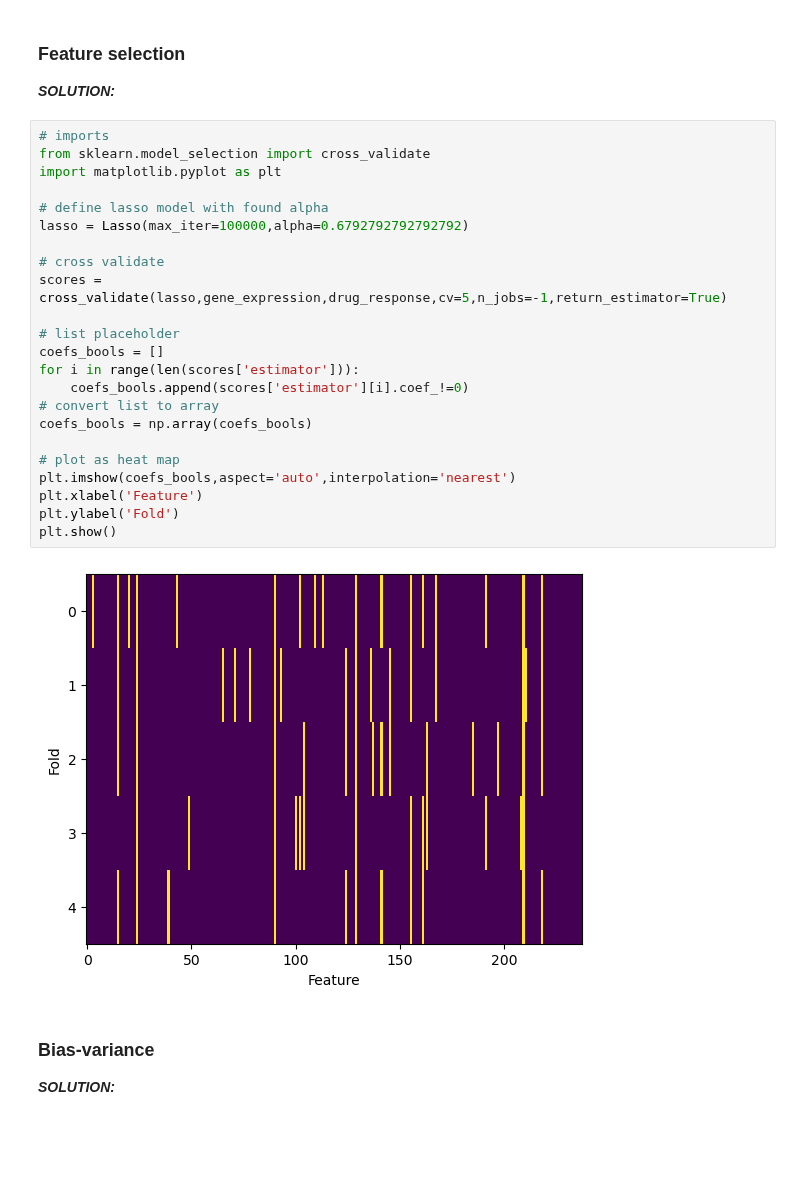
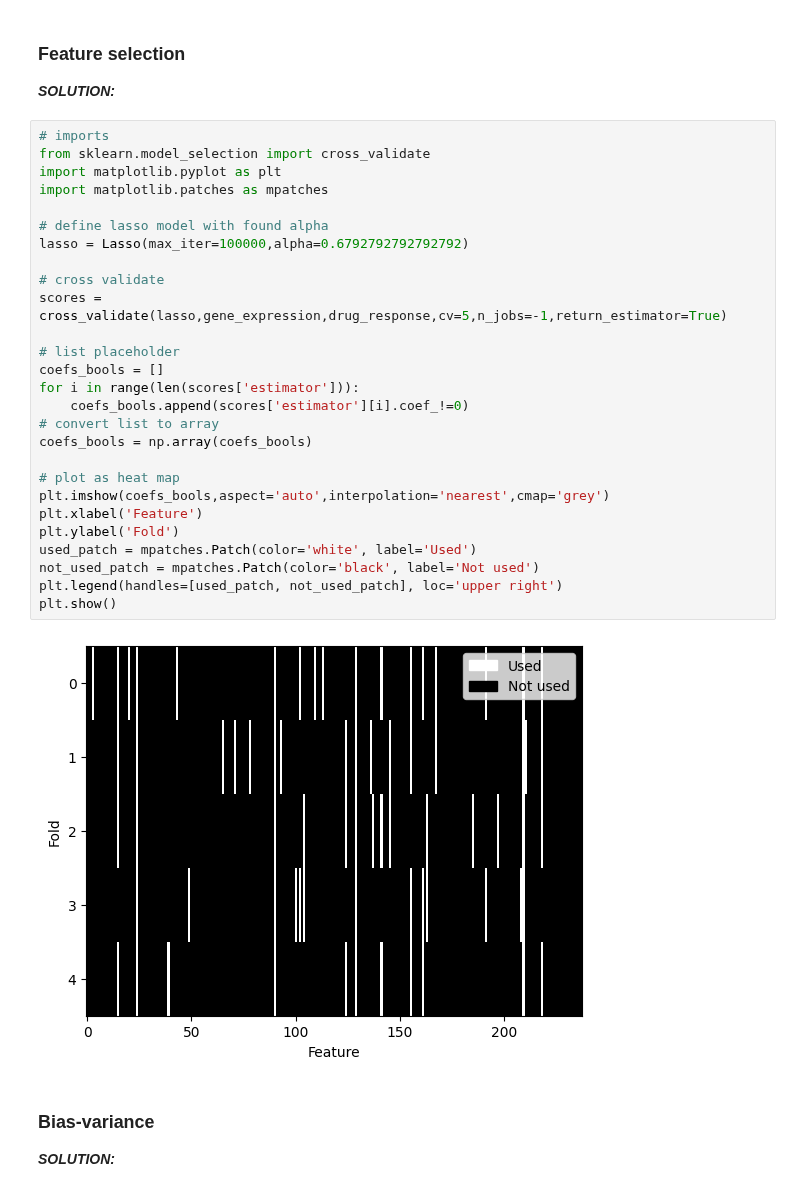
Before and after one commit to YLaret/8dm50-machine-learning, a Jupyter notebook: practicals/week_3.ipynb, the cells around one changed output. Drawn from its saved outputs; the diff is of its cells as text; blank space fills up the shorter version.

```diff
--- a/practicals/week_3.ipynb
+++ b/practicals/week_3.ipynb
@@ -388,28 +426,32 @@ print(grid.best_params_)
 # %%
 # imports
 from sklearn.model_selection import cross_validate
 import matplotlib.pyplot as plt
+import matplotlib.patches as mpatches
 
 # define lasso model with found alpha
 lasso = Lasso(max_iter=100000,alpha=0.6792792792792792)
 
 # cross validate
 scores = cross_validate(lasso,gene_expression,drug_response,cv=5,n_jobs=-1,return_estimator=True)
 
 # list placeholder
 coefs_bools = []
 for i in range(len(scores['estimator'])):
     coefs_bools.append(scores['estimator'][i].coef_!=0)
 # convert list to array
 coefs_bools = np.array(coefs_bools)
 
 # plot as heat map
-plt.imshow(coefs_bools,aspect='auto',interpolation='nearest')
+plt.imshow(coefs_bools,aspect='auto',interpolation='nearest',cmap='grey')
 plt.xlabel('Feature')
 plt.ylabel('Fold')
+used_patch = mpatches.Patch(color='white', label='Used')
+not_used_patch = mpatches.Patch(color='black', label='Not used')
+plt.legend(handles=[used_patch, not_used_patch], loc='upper right')
 plt.show()
 # %% [output]
-[figure, old version]
+[figure, new version]
 # %% [markdown]
 ### Bias-variance
 ***SOLUTION:***
```
Also changed, not shown: parts of 7 cells of this notebook.
